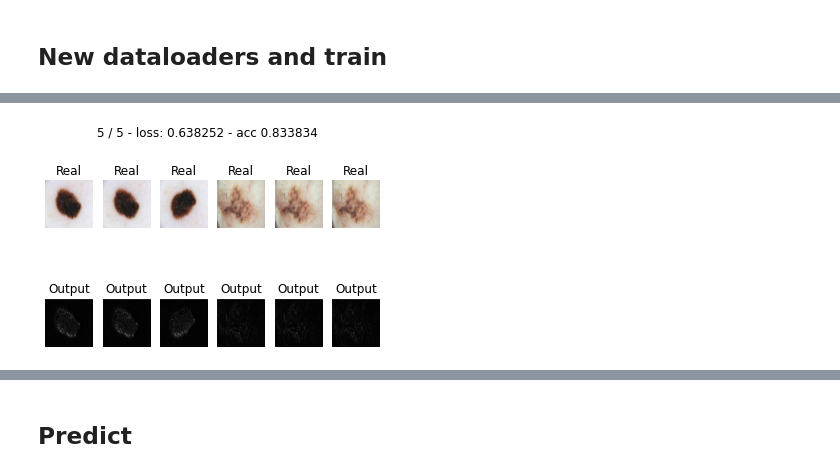
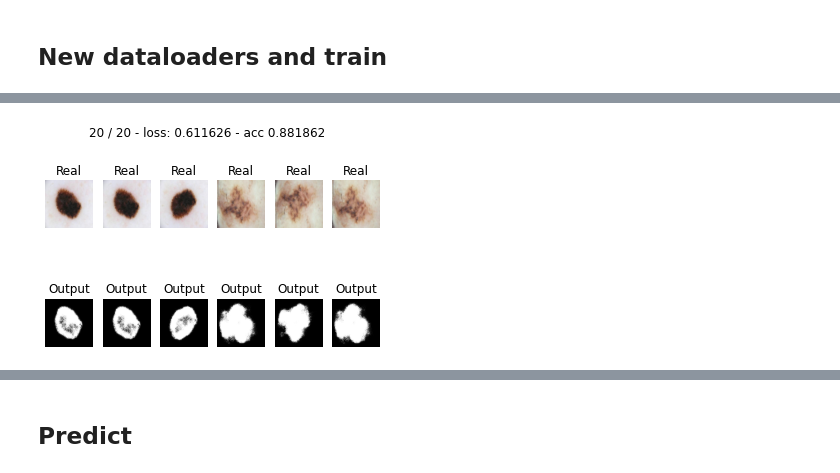
Before and after one commit to nikarav/Deep-Learning-In-Computer-Vision, a Jupyter notebook: Project3/Project3.ipynb, the cells around one changed output, grey strips where cells are left out. Saved outputs shown, nothing was run; the diff lists cells and outputs as text; code cells hidden in the pictures.

```diff
--- a/Project3/Project3.ipynb
+++ b/Project3/Project3.ipynb
@@ -958,6 +959,7 @@ model_results = {
     },
     }
 batch_size = 64
+num_epochs = 20
 # %%
 for i, trans in enumerate(image_mask_transform):
     trainset = ISIC(train=True, transform=trans)
@@ -966,7 +968,7 @@ for i, trans in enumerate(image_mask_transform):
     test_loader = DataLoader(testset, batch_size=batch_size, shuffle=False, num_workers=3)
     model = UNet2(3, 1).to(device)
     optimizer = torch.optim.Adam(model.parameters())
-    results = train(model, optimizer, bce_loss,5,train_loader,test_loader)
+    results = train(model, optimizer, bce_loss,num_epochs,train_loader,test_loader)
     transform_id = "t" + str(i)
     model_results['adam_bce'][transform_id].append(results)
 # %% [output]
@@ -984,7 +986,7 @@ for i, trans in enumerate(image_mask_transform):
     test_loader = DataLoader(testset, batch_size=batch_size, shuffle=False, num_workers=3)
     model = UNet2(3, 1).to(device)
     optimizer = torch.optim.Adam(model.parameters())
-    results = train(model, optimizer, dice_loss,5,train_loader,test_loader)
+    results = train(model, optimizer, dice_loss,num_epochs,train_loader,test_loader)
     transform_id = "t" + str(i)
     model_results['adam_dice'][transform_id].append(results)
 # %% [output]
@@ -1002,7 +1004,7 @@ for i, trans in enumerate(image_mask_transform):
     test_loader = DataLoader(testset, batch_size=batch_size, shuffle=False, num_workers=3)
     model = UNet2(3, 1).to(device)
     optimizer = torch.optim.SGD(model.parameters(), lr=0.1)
-    results = train(model, optimizer, bce_loss,5,train_loader,test_loader)
+    results = train(model, optimizer, bce_loss,num_epochs,train_loader,test_loader)
     transform_id = "t" + str(i)
     model_results['sgd_bce'][transform_id].append(results)
 # %% [output]
@@ -1014,4 +1016,4 @@ for i, trans in enumerate(image_mask_transform):
-[figure, old version]
+[figure, new version]
 # %%
 for i, trans in enumerate(image_mask_transform):
     trainset = ISIC(train=True, transform=trans)
```
Also changed, not shown: parts of 13 cells of this notebook, 2 other files.
